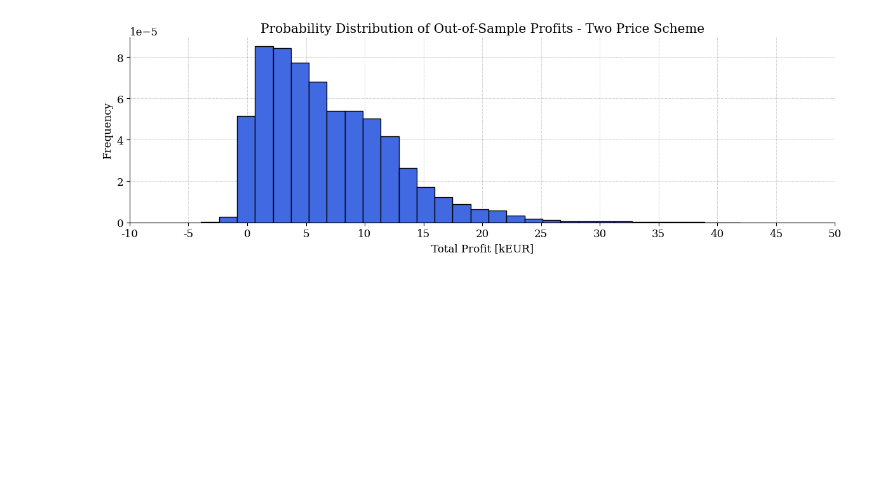
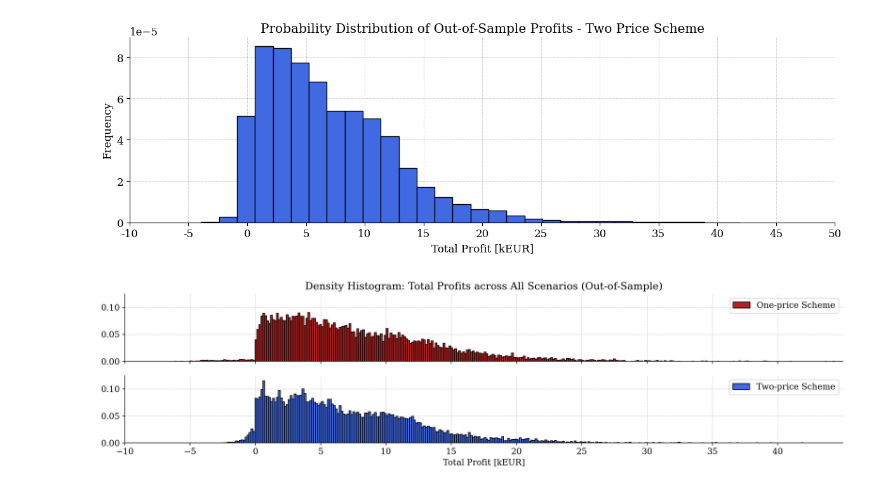
Before and after one commit to Hvid1999/46755, a Jupyter notebook: Assignment 2/task_1d.ipynb, the cells around one changed output. Cells and saved outputs as stored; diff of their text form; code cells hidden in the pictures; blank space fills up the shorter version.

```diff
--- a/Assignment 2/task_1d.ipynb
+++ b/Assignment 2/task_1d.ipynb
@@ -97,6 +97,8 @@ for scenario_idx in out_sample_scenarios:
 # Calculate average payment or earnings over out-of-sample scenarios
 average_payment_earnings_one_price = total_payment_earnings / len(out_sample_scenarios)
 
+out_of_sample_profits = np.array(out_of_sample_profits)
+
 print(average_payment_earnings_one_price)
 # %% [output]
 183418.07733846846
@@ -154,6 +140,8 @@ for scenario_idx in out_sample_scenarios:
 # Calculate average payment or earnings over out-of-sample scenarios
 average_payment_earnings_two_price = total_payment_earnings_tp / len(out_sample_scenarios)
 
+out_of_sample_profits_tp = np.array(out_of_sample_profits_tp)
+
 print(average_payment_earnings_two_price)
 # %% [output]
 165895.04957318484
@@ -172,3 +178,35 @@ plt.savefig('Figures/PD out-sample DP.png', dpi=300, bbox_inches='tight')
 plt.show()
 # %% [output]
 [figure]
+# %%
+#Combined plot as vertical subplots
+binwidth = 0.15
+bins = np.arange(min(out_of_sample_profits * 1e-3), max(out_of_sample_profits * 1e-3) + binwidth, binwidth)
+
+fig, axs = plt.subplots(2, figsize=(15, 4), sharex=True, dpi = 200)
+
+axs[0].hist(out_of_sample_profits * 1e-3, bins=bins, density=True, color='firebrick', edgecolor='black', alpha=1, label='One-price Scheme')
+
+axs[1].hist(out_of_sample_profits_tp * 1e-3, bins=bins, density=True, color='royalblue', edgecolor='black', alpha=1, label='Two-price Scheme')
+
+axs[0].set_title('Density Histogram: Total Profits across All Scenarios (Out-of-Sample)')
+
+axs[1].set_xlabel('Total Profit [kEUR]')
+axs[1].set_xticks(np.arange(-10,45,5))
+axs[1].set_xlim([-10, 45])
+
+for ax in axs:
+    ax.set_axisbelow(True)
+    ax.set_axisbelow(True)
+    ax.set_ylim(ymax=0.125)
+    ax.legend(loc = 'upper right')
+
+
+#common y-axis label
+#fig.text(-0.01, 0.5, 'Density', va='center', rotation='vertical')
+
+fig.tight_layout()
+plt.savefig('Figures/Total_Profit_Density_Histograms_out-of-sample.png', dpi=300, bbox_inches='tight')
+plt.show()
+# %% [output]
+[figure, added]
```
Also changed, not shown: parts of 4 cells of this notebook, 8 other files.
